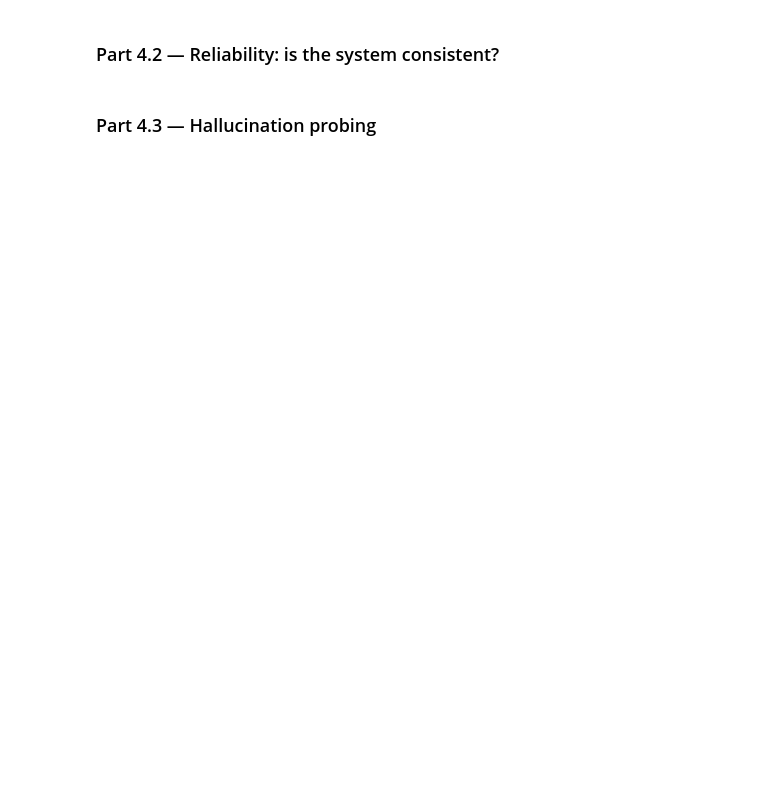
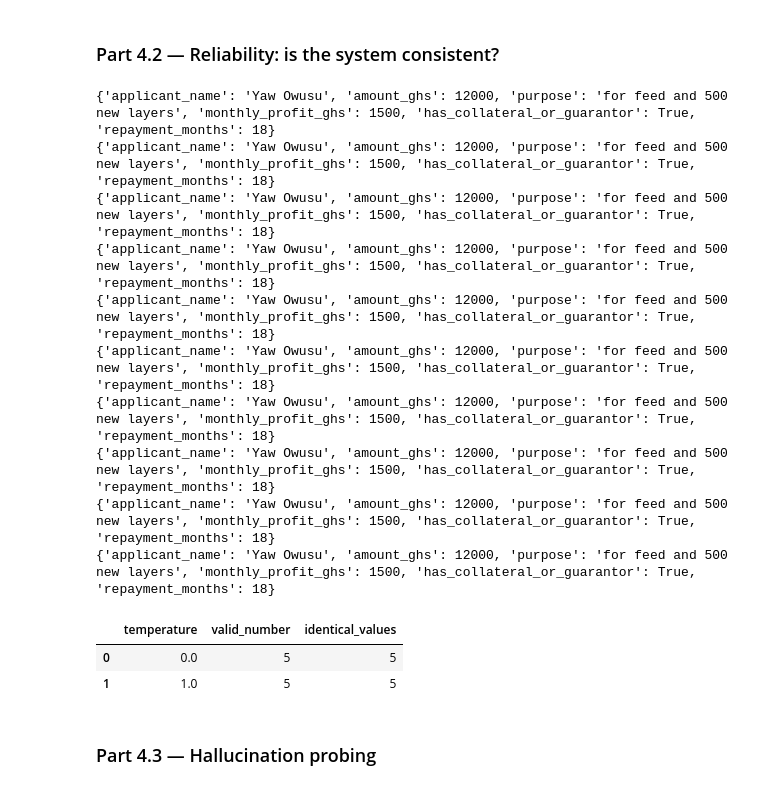
Before and after one commit to Brosflask/lab-4-llm-decision-support, a Jupyter notebook: lab_4.ipynb, the cells around one changed output. Drawn from its saved outputs; the diff is of its cells as text; code cells hidden in the pictures; blank space fills up the shorter version.

````diff
--- a/lab_4.ipynb
+++ b/lab_4.ipynb
@@ -503,12 +533,76 @@ An impressive demo is not a trustworthy system. Now measure it.
 # %% [markdown]
 ### Part 4.2 — Reliability: is the system consistent?
 # %%
+from numpy._core.fromnumeric import sort
 # TODO: Run extract_fields() on letter L004 FIVE times at temperature=0 and FIVE times at
 #   temperature=1.0.
+def extract_fields(letter_text, temperature=0):
+  prompt = EXTRACT_PROMPT_USER+ letter_text
+  raw_output = ask_llm(user_prompt=prompt, system_prompt=EXTRACT_PROMPT_SYSTEM, temperature=temperature)
+  clean_output = raw_output.strip()
 
+  if raw_output.startswith("```"):
+    clean_output = raw_output.strip("```")
+
+  try:
+    data = json.loads(clean_output)
+    return data
+  except json.JSONDecodeError as e:
+    print(f"Failed to parse as JSON: {e}")
+    print(f"Raw output was \n{repr(raw_output)}\n")
+    return None
+
+temp_0 = []
+temp_1 = []
+for i in range(5):
+     temp_0.append(extract_fields(LETTERS["L004"], 0.0))
+     temp_1.append(extract_fields(LETTERS["L004"], 1.0))
+
+
+for i in temp_0:
+   print(i)
+for i in temp_1:
+  print(i)
 # TODO: For each temperature, report how many of the 5 runs produced (a) valid JSON and
 #   (b) identical values across runs. A simple approach: json.dumps(result, sort_keys=True)
 #   and count unique strings.
+
+results = {"temperature": ["0.0", "1.0"], "valid_number": [], "identical_values":[]}
+
+
+for temperature in [temp_0, temp_1]:
+    num_valid = 0
+    valid_runs = []
+
+    for run in temperature:
+      if run is not None:
+        valid_runs.append(run)
+        num_valid += 1
+
+    json_strings = []
+    for i in valid_runs:
+         json_strings.append(json.dumps(i, sort_keys=True))
+    num_unique = len(set(json_strings))
+    num_identical =  len(temperature) - (num_unique-1) if num_valid > 0 else 0
+
+    results["valid_number"].append(num_valid)
+    results["identical_values"].append(num_identical)
+results = pd.DataFrame(results)
+results
+# %% [output]
+{'applicant_name': 'Yaw Owusu', 'amount_ghs': 12000, 'purpose': 'for feed and 500 new layers', 'monthly_profit_ghs': 1500, 'has_collateral_or_guarantor': True, 'repayment_months': 18}
+{'applicant_name': 'Yaw Owusu', 'amount_ghs': 12000, 'purpose': 'for feed and 500 new layers', 'monthly_profit_ghs': 1500, 'has_collateral_or_guarantor': True, 'repayment_months': 18}
+{'applicant_name': 'Yaw Owusu', 'amount_ghs': 12000, 'purpose': 'for feed and 500 new layers', 'monthly_profit_ghs': 1500, 'has_collateral_or_guarantor': True, 'repayment_months': 18}
+{'applicant_name': 'Yaw Owusu', 'amount_ghs': 12000, 'purpose': 'for feed and 500 new layers', 'monthly_profit_ghs': 1500, 'has_collateral_or_guarantor': True, 'repayment_months': 18}
+{'applicant_name': 'Yaw Owusu', 'amount_ghs': 12000, 'purpose': 'for feed and 500 new layers', 'monthly_profit_ghs': 1500, 'has_collateral_or_guarantor': True, 'repayment_months': 18}
+{'applicant_name': 'Yaw Owusu', 'amount_ghs': 12000, 'purpose': 'for feed and 500 new layers', 'monthly_profit_ghs': 1500, 'has_collateral_or_guarantor': True, 'repayment_months': 18}
+{'applicant_name': 'Yaw Owusu', 'amount_ghs': 12000, 'purpose': 'for feed and 500 new layers', 'monthly_profit_ghs': 1500, 'has_collateral_or_guarantor': True, 'repayment_months': 18}
+{'applicant_name': 'Yaw Owusu', 'amount_ghs': 12000, 'purpose': 'for feed and 500 new layers', 'monthly_profit_ghs': 1500, 'has_collateral_or_guarantor': True, 'repayment_months': 18}
+{'applicant_name': 'Yaw Owusu', 'amount_ghs': 12000, 'purpose': 'for feed and 500 new layers', 'monthly_profit_ghs': 1500, 'has_collateral_or_guarantor': True, 'repayment_months': 18}
+{'applicant_name': 'Yaw Owusu', 'amount_ghs': 12000, 'purpose': 'for feed and 500 new layers', 'monthly_profit_ghs': 1500, 'has_collateral_or_guarantor': True, 'repayment_months': 18}
+|  | temperature | valid_number | identical_values |
+| 0 | 0.0 | 5 | 5 |
+| 1 | 1.0 | 5 | 5 |
 # %% [markdown]
 ### Part 4.3 — Hallucination probing
 # %%
````
Also changed, not shown: parts of 6 cells of this notebook.
